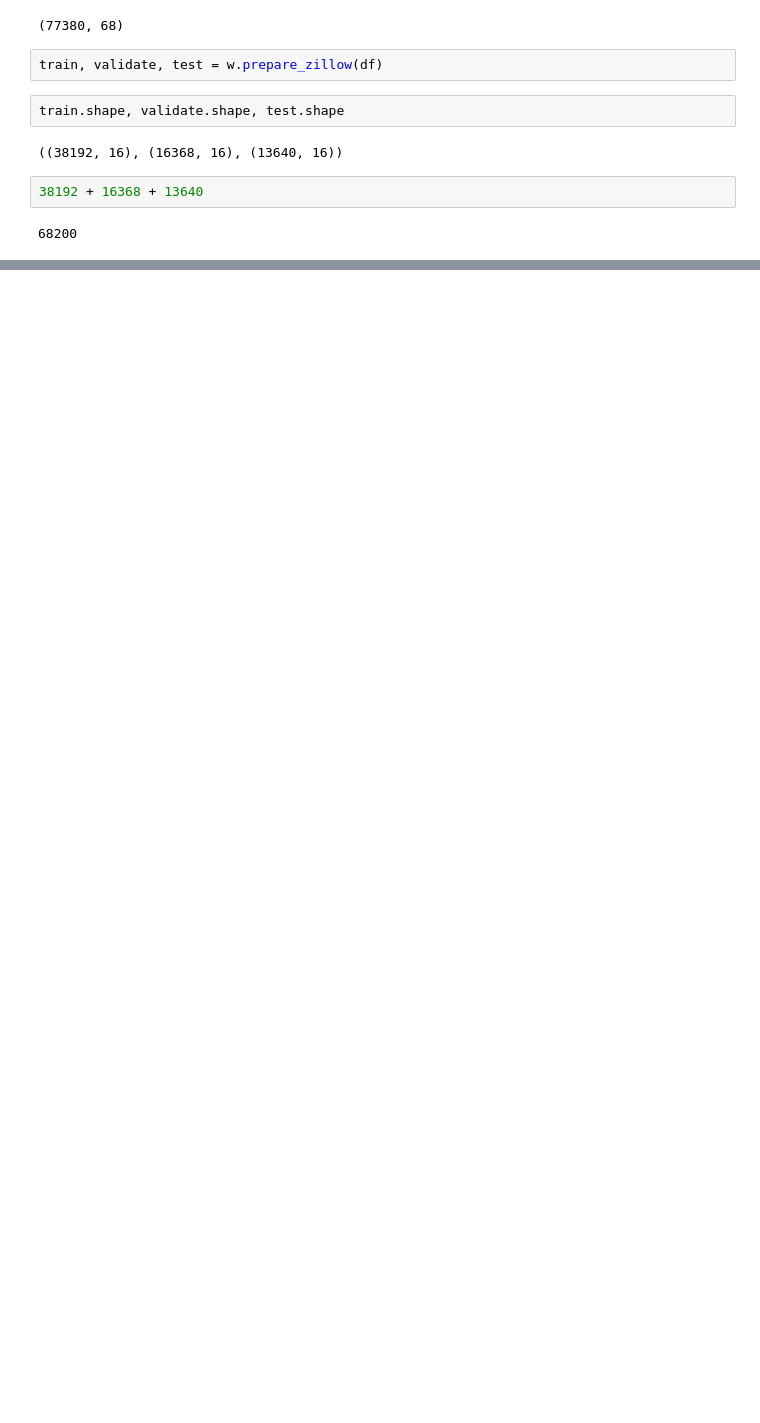
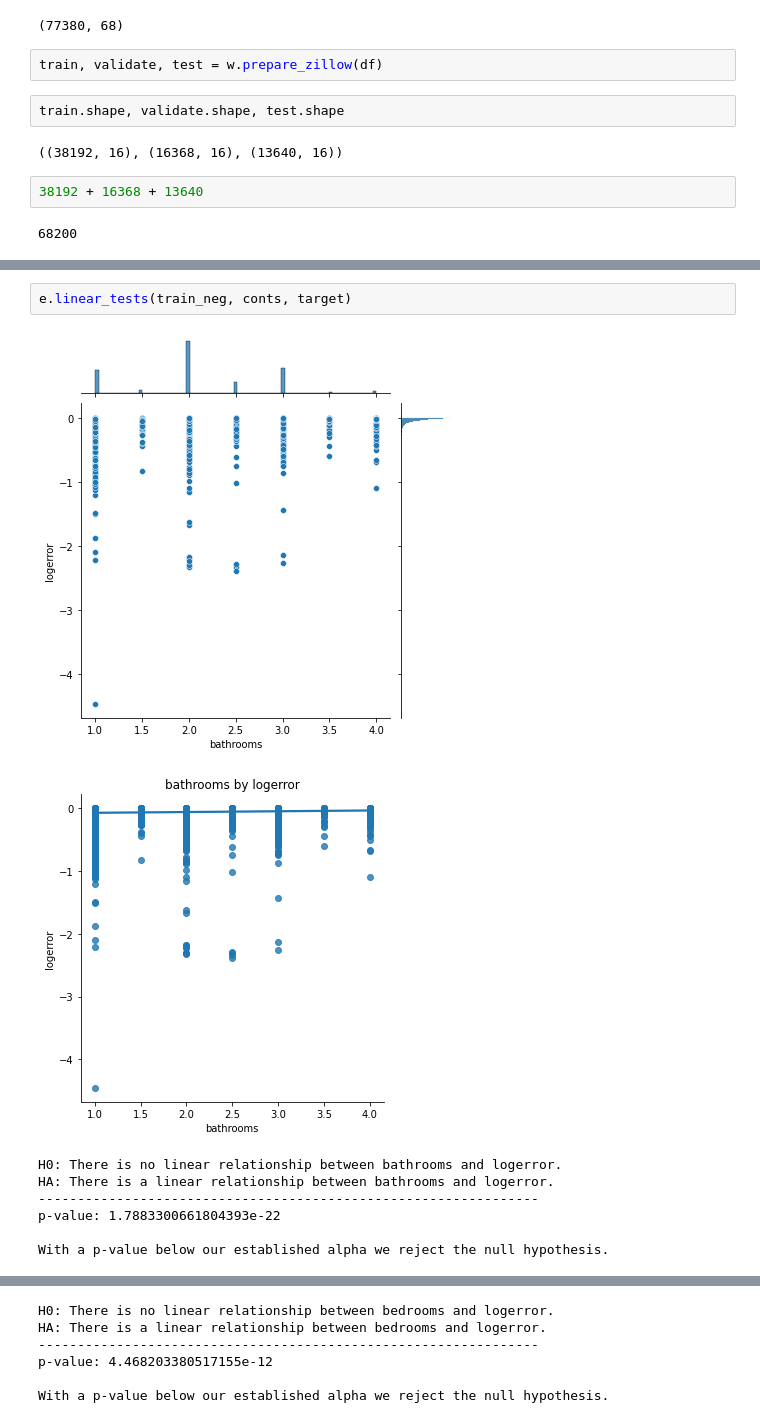
Before and after one commit to watermanbrandyn/clustering_project, a Jupyter notebook: explore_notebook.ipynb, the cells around one changed output, grey strips where cells are left out. Cells and saved outputs as stored; diff of their text form; blank space fills up the shorter version.

```diff
--- a/explore_notebook.ipynb
+++ b/explore_notebook.ipynb
@@ -42,0 +89,11 @@ train.head()
+# %%
+e.linear_tests(train_neg, conts, target)
+# %% [output]
+[figure, added]
+[figure, added]
+H0: There is no linear relationship between bathrooms and logerror.
+HA: There is a linear relationship between bathrooms and logerror.
+----------------------------------------------------------------
+p-value: 1.7883300661804393e-22
+
+With a p-value below our established alpha we reject the null hypothesis.
@@ -42,0 +102,6 @@ train.head()
+H0: There is no linear relationship between bedrooms and logerror.
+HA: There is a linear relationship between bedrooms and logerror.
+----------------------------------------------------------------
+p-value: 4.468203380517155e-12
+
+With a p-value below our established alpha we reject the null hypothesis.
```
Also changed, not shown: parts of 56 cells of this notebook.
